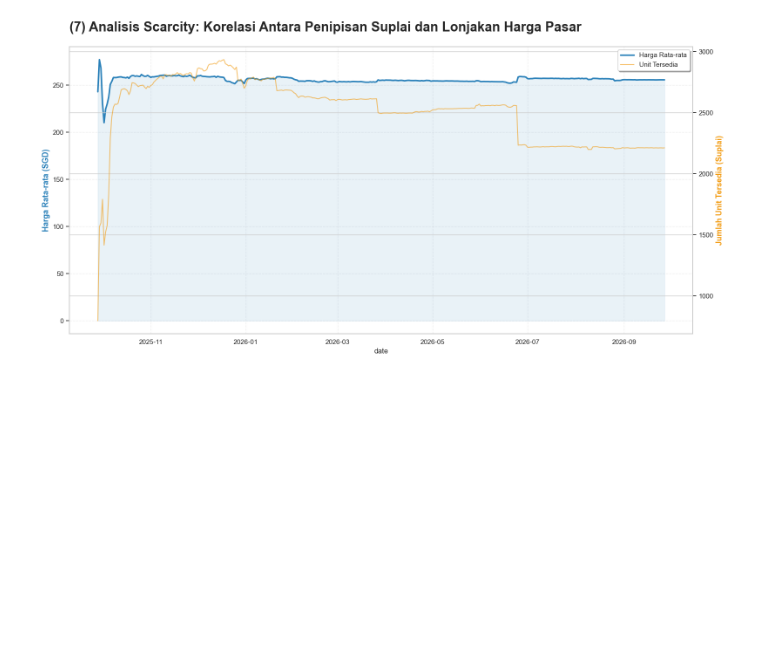
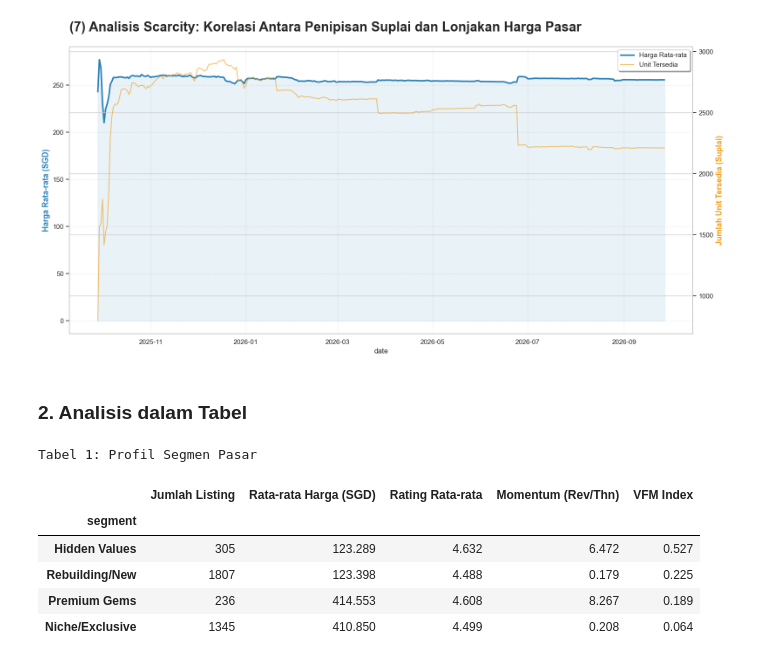
Before and after one commit to gacoanphilia/redo-tsdw, a Jupyter notebook: notebooks/final_project.ipynb, the cells around one changed output. Saved outputs shown, nothing was run; the diff lists cells and outputs as text; code cells hidden in the pictures; blank space fills up the shorter version.

```diff
--- a/notebooks/final_project.ipynb
+++ b/notebooks/final_project.ipynb
@@ -653,3 +659,66 @@ plt.tight_layout()
 plt.show()
 # %% [output]
 [figure]
+# %% [markdown]
+### 2. Analisis dalam Tabel
+# %%
+listings_gz['host_since'] = pd.to_datetime(listings_gz['host_since'], errors='coerce')
+listings_gz['host_seniority_years'] = 2026 - listings_gz['host_since'].dt.year
+listings_gz['host_seniority_years'] = listings_gz['host_seniority_years'].fillna(0)
+listings_gz['review_velocity'] = listings_gz['number_of_reviews'] / (listings_gz['host_seniority_years'] + 1)
+
+min_p, max_p = listings_gz['price_cleaned'].min(), listings_gz['price_cleaned'].max()
+listings_gz['price_scaled'] = (listings_gz['price_cleaned'] - min_p) / (max_p - min_p + 1e-9)
+
+reviews_gz['comments'] = reviews_gz['comments'].fillna('')
+reviews_gz['review_length'] = reviews_gz['comments'].str.len()
+
+rev_agg = reviews_gz.groupby('listing_id')['review_length'].mean().reset_index()
+df_vfm = listings_gz.merge(rev_agg, left_on='id', right_on='listing_id', how='left')
+df_vfm['review_length'] = df_vfm['review_length'].fillna(0)
+
+df_vfm['norm_rating'] = df_vfm['review_scores_rating'].fillna(0) / 5.0
+df_vfm['norm_length'] = (df_vfm['review_length'] - df_vfm['review_length'].min()) / \
+                        (df_vfm['review_length'].max() - df_vfm['review_length'].min() + 1e-9)
+df_vfm['norm_price'] = (df_vfm['price_cleaned'] - df_vfm['price_cleaned'].min()) / \
+                       (df_vfm['price_cleaned'].max() - df_vfm['price_cleaned'].min() + 1e-9)
+
+df_vfm['vfm_index'] = (df_vfm['norm_rating'] * df_vfm['norm_length']) / (df_vfm['norm_price'] + 0.1)
+
+mean_p = listings_gz['price_cleaned'].mean()
+mean_r = listings_gz['number_of_reviews'].mean()
+
+def seg(row):
+    if row['price_cleaned'] >= mean_p and row['number_of_reviews'] >= mean_r: return 'Premium Gems'
+    elif row['price_cleaned'] < mean_p and row['number_of_reviews'] >= mean_r: return 'Hidden Values'
+    elif row['price_cleaned'] >= mean_p and row['number_of_reviews'] < mean_r: return 'Niche/Exclusive'
+    else: return 'Rebuilding/New'
+
+df_vfm['segment'] = df_vfm.apply(seg, axis=1)
+
+table1 = df_vfm.groupby('segment').agg(
+    listing_count=('id', 'count'),
+    avg_price=('price_cleaned', 'mean'),
+    avg_rating=('review_scores_rating', 'mean'),
+    avg_velocity=('review_velocity', 'mean'),
+    avg_vfm_index=('vfm_index', 'mean')
+).round(3).sort_values(by='avg_vfm_index', ascending=False)
+
+table1.rename(columns={
+    'listing_count': 'Jumlah Listing',
+    'avg_price': 'Rata-rata Harga (SGD)',
+    'avg_rating': 'Rating Rata-rata',
+    'avg_velocity': 'Momentum (Rev/Thn)',
+    'avg_vfm_index': 'VFM Index'
+}, inplace=True)
+
+print("Tabel 1: Profil Segmen Pasar")
+display(table1)
+# %% [output]
+Tabel 1: Profil Segmen Pasar
+|  | Jumlah Listing | Rata-rata Harga (SGD) | Rating Rata-rata | Momentum (Rev/Thn) | VFM Index |
+| segment |  |  |  |  |  |
+| Hidden Values | 305 | 123.289 | 4.632 | 6.472 | 0.527 |
+| Rebuilding/New | 1807 | 123.398 | 4.488 | 0.179 | 0.225 |
+| Premium Gems | 236 | 414.553 | 4.608 | 8.267 | 0.189 |
+| Niche/Exclusive | 1345 | 410.850 | 4.499 | 0.208 | 0.064 |
```
Also changed, not shown: parts of 3 cells of this notebook, 1 other file.
